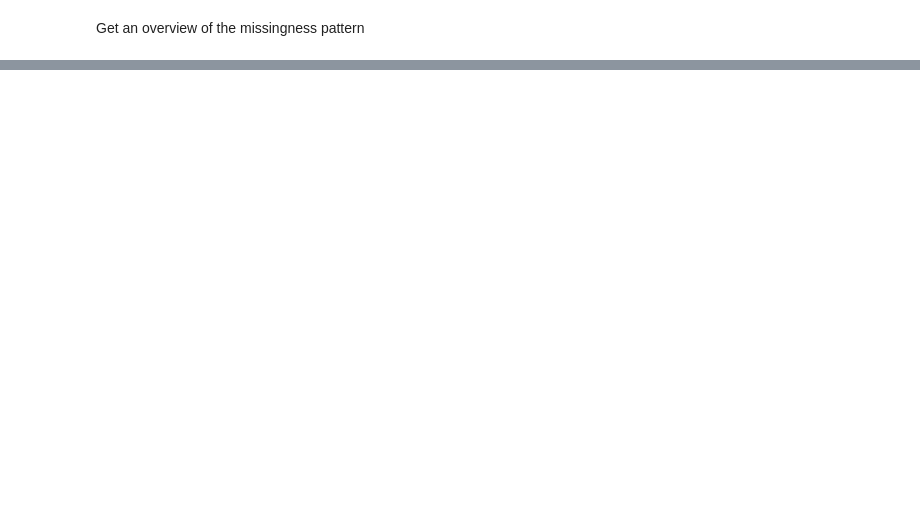
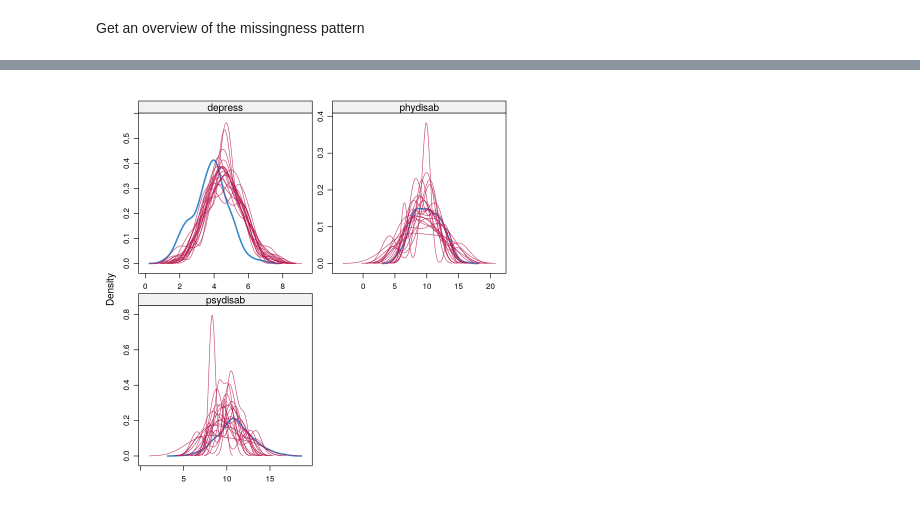
Before and after one commit to joy-kitson/epib-664-final-project, a Jupyter notebook: analysis.ipynb, the cells around one changed output, grey strips where cells are left out. Drawn from its saved outputs; the diff is of its cells as text; code cells hidden in the pictures; blank space fills up the shorter version.

```diff
--- a/analysis.ipynb
+++ b/analysis.ipynb
@@ -259,0 +183,3 @@ A mipo.summary: 16 × 6
+# %%
+mi_data = mice(raw_data, m=num_imputed_datasets, maxit=20, seed=664,
+    defaultMethod=c('norm.nob','logreg','lda','polr'))
@@ -259,0 +214,4 @@ A mipo.summary: 16 × 6
+# %%
+densityplot(mi_data)
+# %% [output]
+[figure, added]
```
Also changed, not shown: parts of 57 cells of this notebook.
